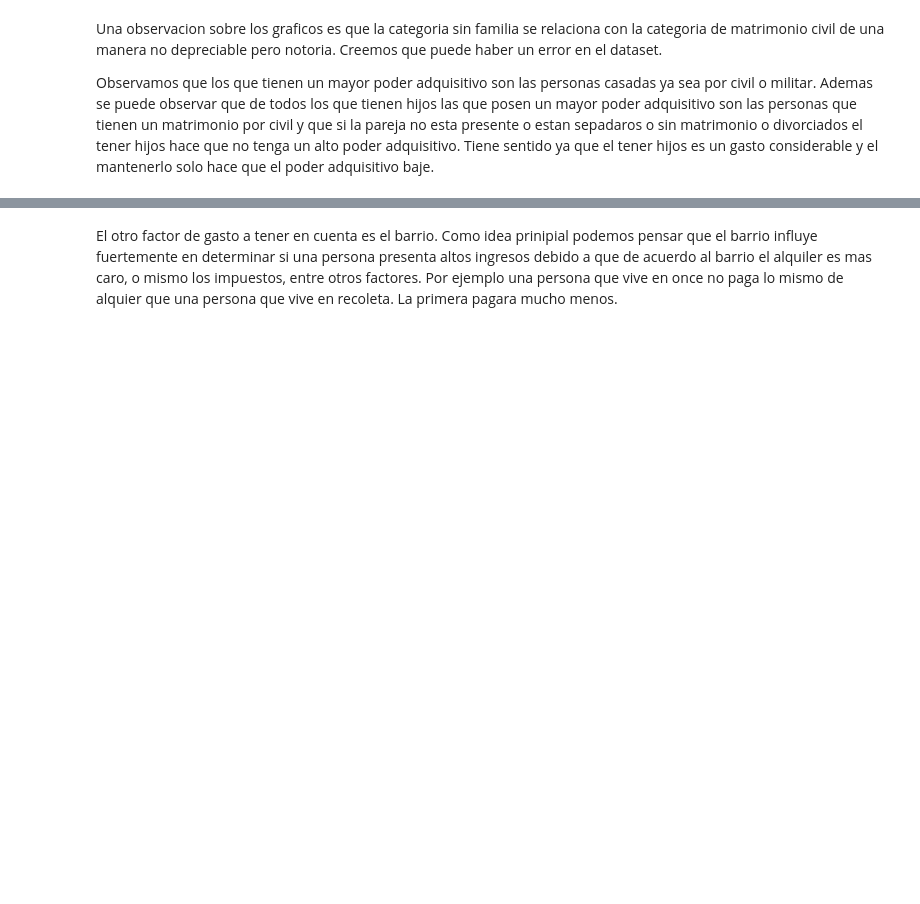
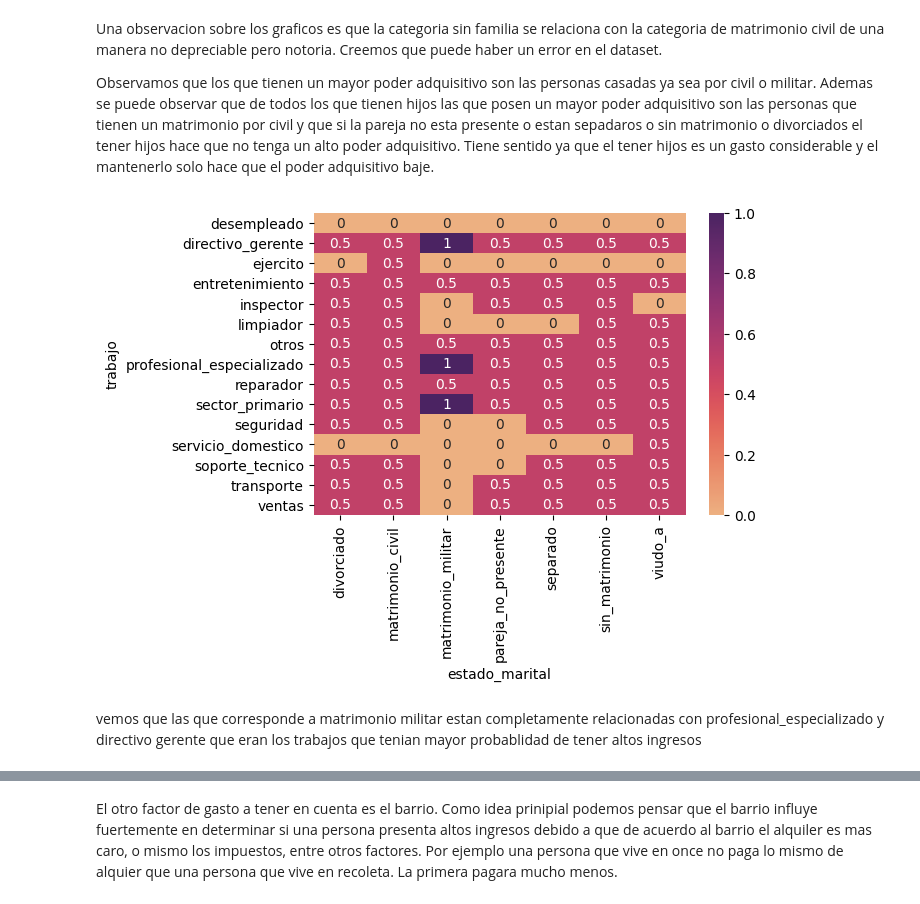
Before and after one commit to solfonte/TP1-OrganizacionDeDatos, a Jupyter notebook: TPparte1.ipynb, the cells around one changed output, grey strips where cells are left out. Cells and saved outputs as stored; diff of their text form; code cells hidden in the pictures; blank space fills up the shorter version.

```diff
--- a/TPparte1.ipynb
+++ b/TPparte1.ipynb
@@ -464,0 +514,12 @@ Observamos que los que tienen un mayor poder adquisitivo son las personas casada
+# %%
+ct_counts = df.groupby(['estado_marital', 'trabajo', 'tiene_alto_valor_adquisitivo']).size()
+ct_counts = ct_counts.reset_index(name = 'count')
+ct_counts = ct_counts.pivot_table(index = 'trabajo', columns = 'estado_marital', values = 'tiene_alto_valor_adquisitivo',aggfunc = 'mean')
+ct_counts = ct_counts.fillna(0)
+plt.figure(dpi=100)
+sns.heatmap(ct_counts, cmap="flare", annot=True)
+plt.show()
+# %% [output]
+[figure, added]
+# %% [markdown]
+vemos que las que corresponde a matrimonio militar estan completamente relacionadas con profesional_especializado y directivo gerente que eran los trabajos que tenian mayor probablidad de tener altos ingresos
```
Also changed, not shown: parts of 16 cells of this notebook.
